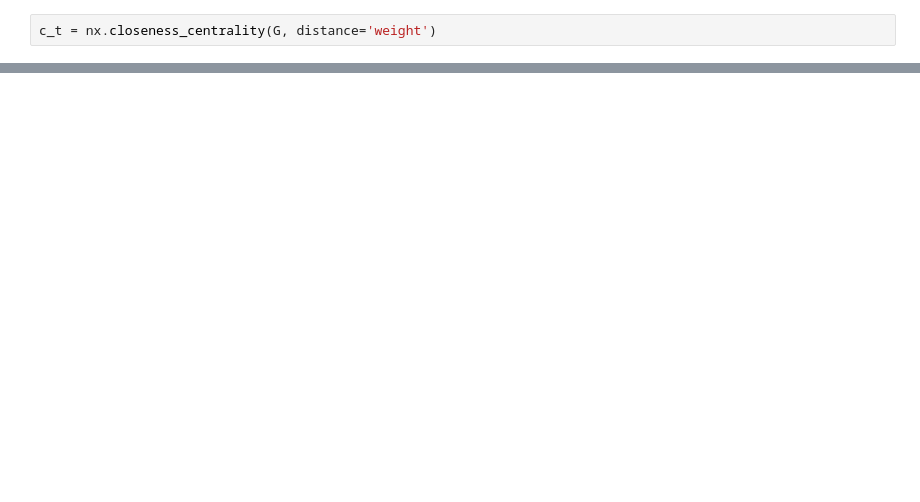
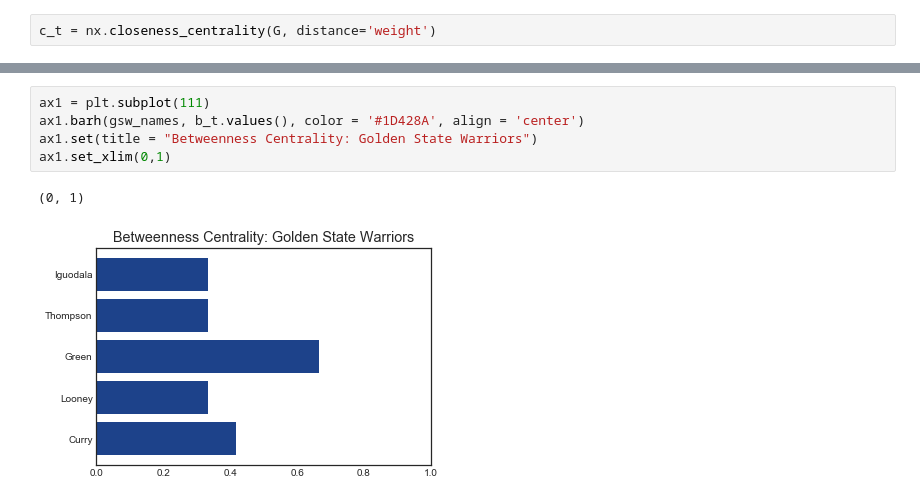
Before and after one commit to shaimayshah/DataScienceForSports, a Jupyter notebook: NBA_data.ipynb, the cells around one changed output, grey strips where cells are left out. Saved outputs shown, nothing was run; the diff lists cells and outputs as text; blank space fills up the shorter version.

```diff
--- a/NBA_data.ipynb
+++ b/NBA_data.ipynb
@@ -133,0 +165,8 @@ ax3.barh(gsw_names, c_g.values(), color = '#26282A', align = 'center')
+# %%
+ax1 = plt.subplot(111)
+ax1.barh(gsw_names, b_t.values(), color = '#1D428A', align = 'center')
+ax1.set(title = "Betweenness Centrality: Golden State Warriors")
+ax1.set_xlim(0,1)
+# %% [output]
+(0, 1)
+[figure, added]
```
Also changed, not shown: parts of 16 cells of this notebook, 2 other files.
